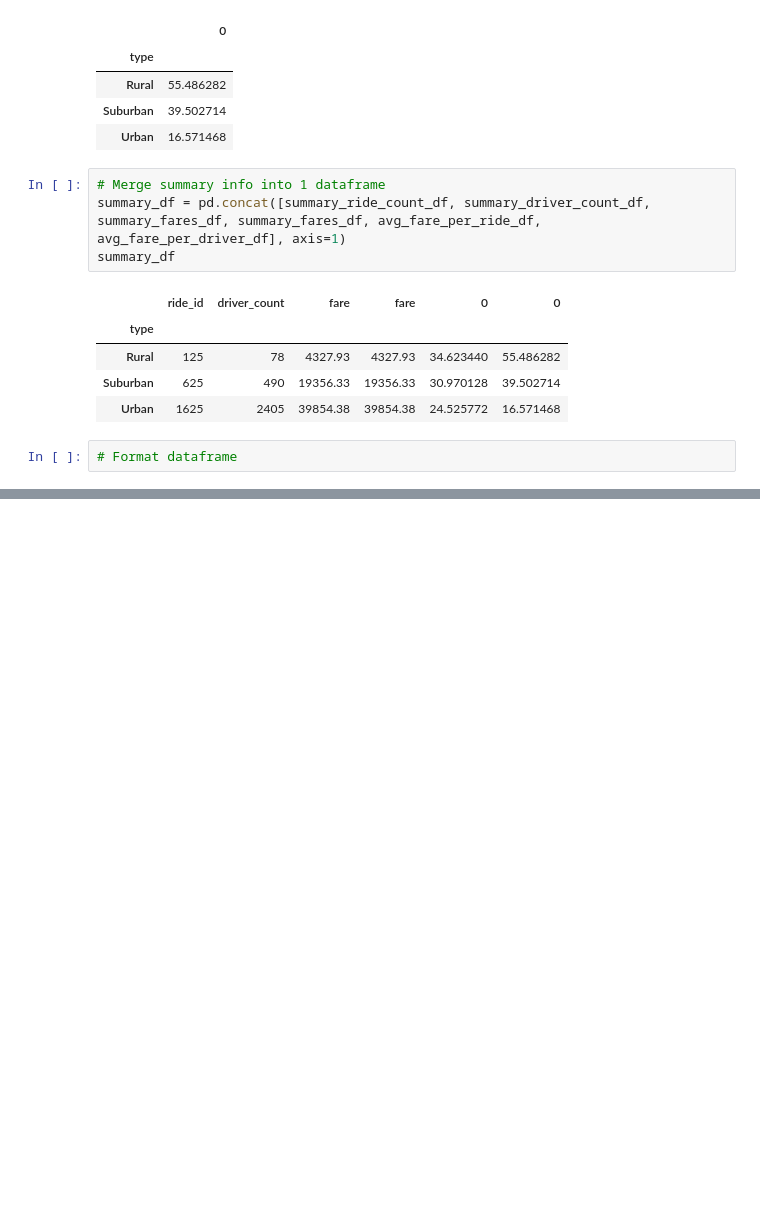
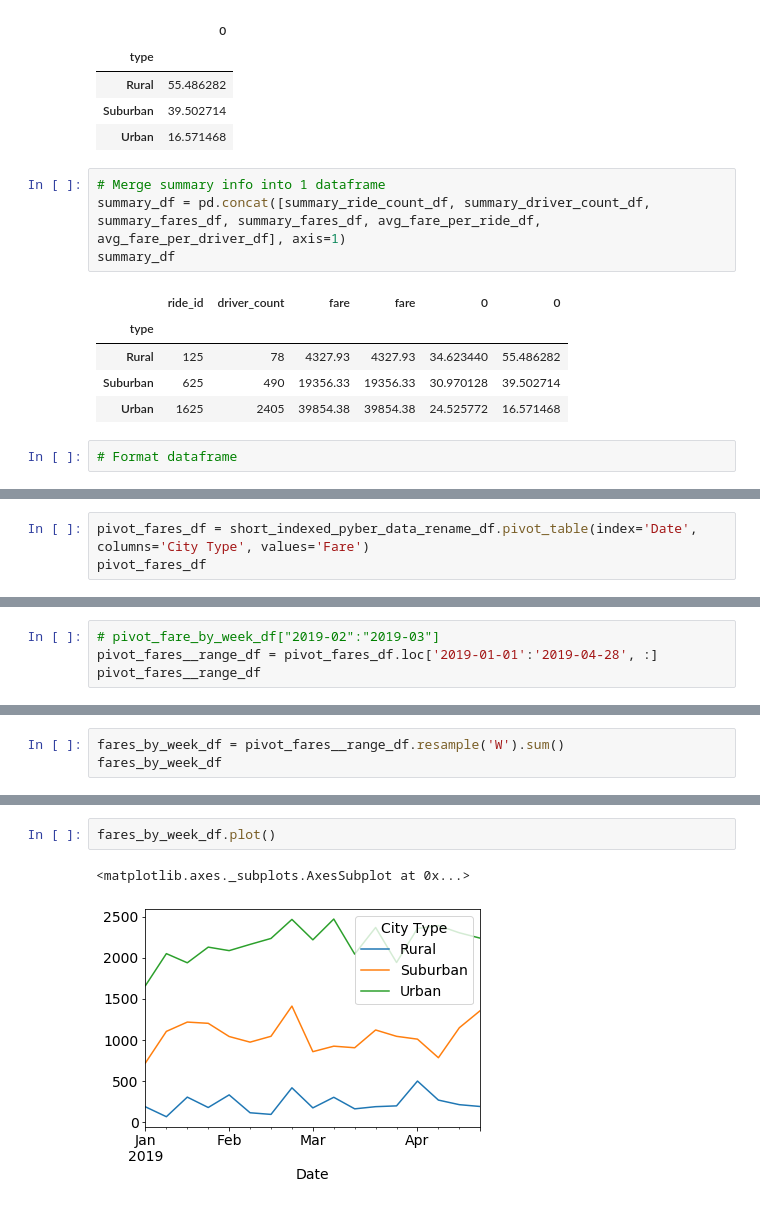
Before and after one commit to Calistic/PyBer_Analysis, a Jupyter notebook: PyBer_Challenge.ipynb, the cells around one changed output, grey strips where cells are left out. Saved outputs shown, nothing was run; the diff lists cells and outputs as text; blank space fills up the shorter version.

Commit message:
uploade chart

```diff
--- a/PyBer_Challenge.ipynb
+++ b/PyBer_Challenge.ipynb
@@ -888,0 +888,3 @@ AttributeError: 'Series' object has no attribute 'rest_index'
+# %%
+pivot_fares_df = short_indexed_pyber_data_rename_df.pivot_table(index='Date', columns='City Type', values='Fare')
+pivot_fares_df
@@ -888,0 +906,4 @@ AttributeError: 'Series' object has no attribute 'rest_index'
+# %%
+# pivot_fare_by_week_df["2019-02":"2019-03"]
+pivot_fares__range_df = pivot_fares_df.loc['2019-01-01':'2019-04-28', :]
+pivot_fares__range_df
@@ -888,0 +925,3 @@ AttributeError: 'Series' object has no attribute 'rest_index'
+# %%
+fares_by_week_df = pivot_fares__range_df.resample('W').sum()
+fares_by_week_df
@@ -888,0 +948,5 @@ AttributeError: 'Series' object has no attribute 'rest_index'
+# %%
+fares_by_week_df.plot()
+# %% [output]
+<matplotlib.axes._subplots.AxesSubplot at 0x...>
+[figure, added]
```
Also changed, not shown: parts of 8 cells of this notebook.
